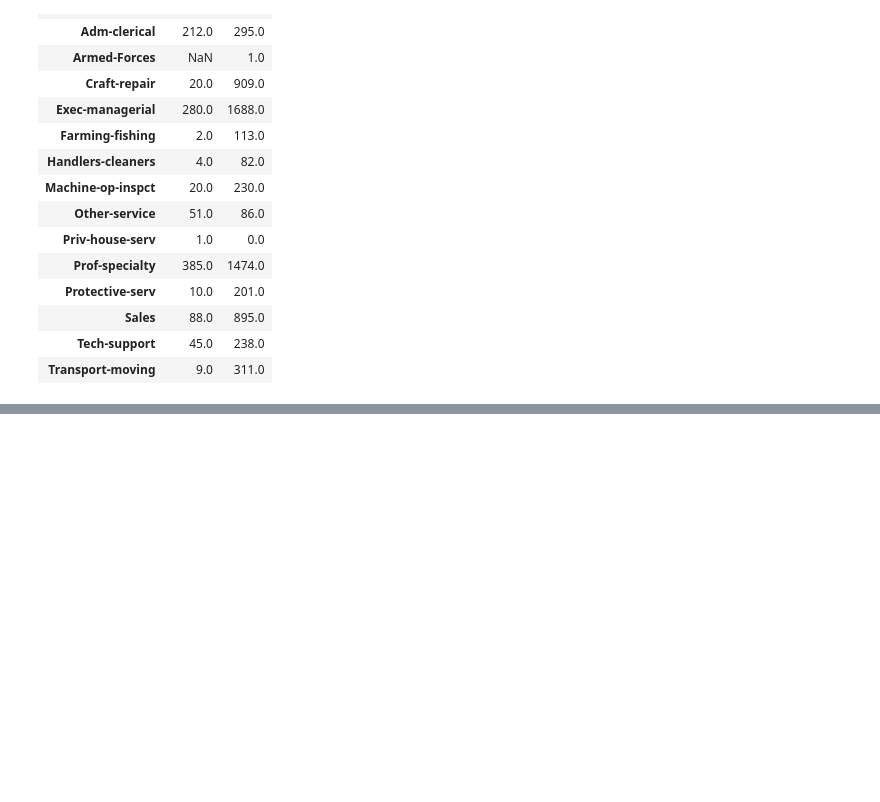
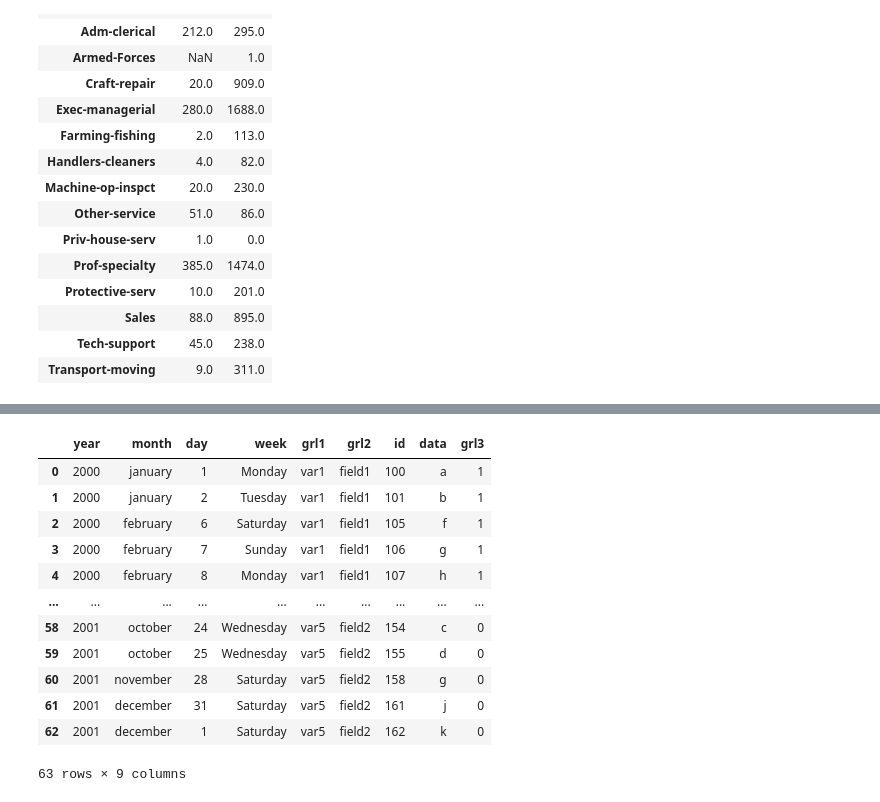
Before and after one commit to atzzom/datasc, a Jupyter notebook: grouping.ipynb, the cells around one changed output, grey strips where cells are left out. Saved outputs shown, nothing was run; the diff lists cells and outputs as text; code cells hidden in the pictures; blank space fills up the shorter version.

```diff
--- a/grouping.ipynb
+++ b/grouping.ipynb
@@ -182,0 +192,18 @@ pt2_copy.head(1)
+# %%
+grp['grl3'] = np.where(grp['grl2'] == 'field1', 1, 0)
+# %%
+grp
+# %% [output]
+|  | year | month | day | week | grl1 | grl2 | id | data | grl3 |
+| 0 | 2000 | january | 1 | Monday | var1 | field1 | 100 | a | 1 |
+| 1 | 2000 | january | 2 | Tuesday | var1 | field1 | 101 | b | 1 |
+| 2 | 2000 | february | 6 | Saturday | var1 | field1 | 105 | f | 1 |
+| 3 | 2000 | february | 7 | Sunday | var1 | field1 | 106 | g | 1 |
+| 4 | 2000 | february | 8 | Monday | var1 | field1 | 107 | h | 1 |
+| ... | ... | ... | ... | ... | ... | ... | ... | ... | ... |
+| 58 | 2001 | october | 24 | Wednesday | var5 | field2 | 154 | c | 0 |
+| 59 | 2001 | october | 25 | Wednesday | var5 | field2 | 155 | d | 0 |
+| 60 | 2001 | november | 28 | Saturday | var5 | field2 | 158 | g | 0 |
+| 61 | 2001 | december | 31 | Saturday | var5 | field2 | 161 | j | 0 |
+| 62 | 2001 | december | 1 | Saturday | var5 | field2 | 162 | k | 0 |
+63 rows × 9 columns
```
Also changed, not shown: parts of 7 cells of this notebook, 9 other files.
